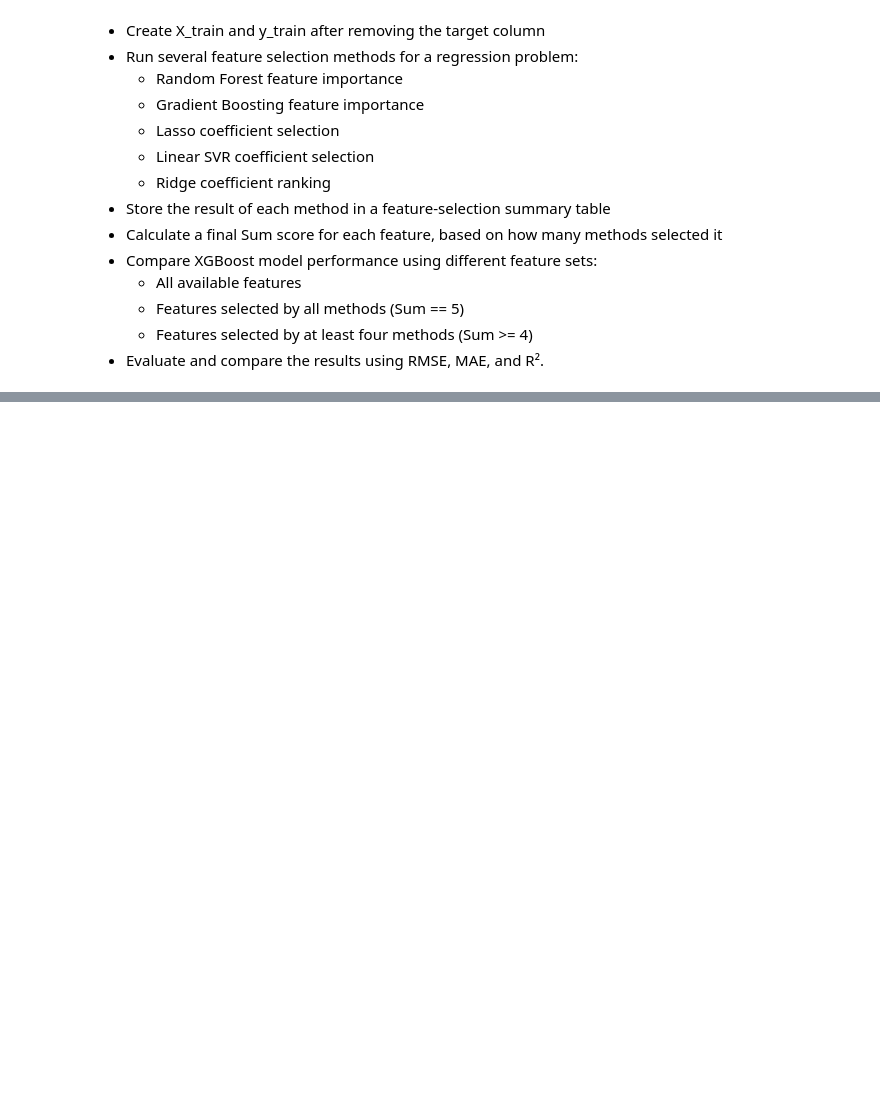
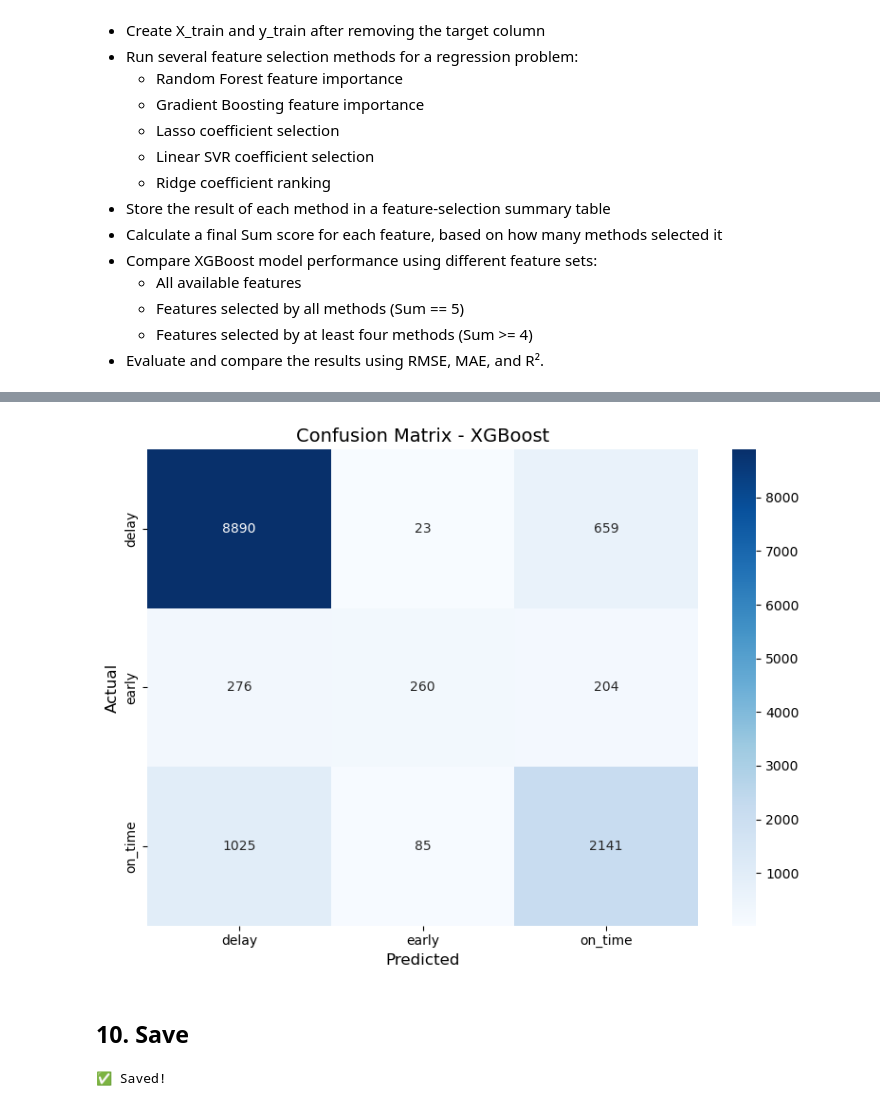
Before and after one commit to ofer-geo/public_transport_ML, a Jupyter notebook: notebooks/Data cleaning & manipulation.ipynb, the cells around one changed output, grey strips where cells are left out. Saved outputs shown, nothing was run; the diff lists cells and outputs as text; code cells hidden in the pictures; blank space fills up the shorter version.

```diff
--- a/notebooks/Data cleaning & manipulation.ipynb
+++ b/notebooks/Data cleaning & manipulation.ipynb
@@ -766,0 +821,22 @@ Sum >= 4 → RMSE: 13.417, MAE: 8.008, R²: 0.466
+# %%
+# בחר את קבוצת הפיצ'רים הטובה ביותר
+best_features = selection_df.loc[selection_df["Sum"] == 3, "Feature"].tolist()
+
+print(f"Number of selected features: {len(best_features)}")
+print(f"Features: {best_features}")
+
+# עדכן את X_train ו-X_val
+X_train = X_train[best_features]
+X_val   = X_val[best_features]
+
+# עדכן גם את X_test
+cols_to_exclude = ['target', 'duration_difference_min']
+X_test = test_df.drop(columns=cols_to_exclude, errors='ignore')
+for col in X_test.select_dtypes(include='category').columns:
+    X_test[col] = X_test[col].astype(int)
+X_test  = X_test[best_features]
+y_test  = test_df['target']
+
+print(f"\nX_train: {X_train.shape}")
+print(f"X_val:   {X_val.shape}")
+print(f"X_test:  {X_test.shape}")
@@ -767,3 +885,32 @@ Sum >= 4 → RMSE: 13.417, MAE: 8.008, R²: 0.466
+# %%
+from sklearn.metrics import confusion_matrix
+import seaborn as sns
+
+y_val_enc = le.transform(y_val)
+y_pred = model.predict(X_val)
+
+cm = confusion_matrix(y_val_enc, y_pred)
+
+plt.figure(figsize=(8, 6))
+sns.heatmap(cm, annot=True, fmt='d', cmap='Blues',
+            xticklabels=le.classes_,
+            yticklabels=le.classes_)
+plt.title('Confusion Matrix - XGBoost', fontsize=14)
+plt.xlabel('Predicted', fontsize=12)
+plt.ylabel('Actual', fontsize=12)
+plt.tight_layout()
+plt.show()
+# %% [output]
+[figure, added]
+# %% [markdown]
+## 10. Save
+# %%
+train_df.to_csv(r'../data/model_datasets/train_df_to_ml.csv', index=False, encoding='utf-8-sig')
+val_df.to_csv(r'../data/model_datasets/val_df_to_ml.csv', index=False, encoding='utf-8-sig')
+test_df.to_csv(r'../data/model_datasets/test_df_to_ml.csv', index=False, encoding='utf-8-sig')
+print("✅ Saved!")
+# %% [output]
+✅ Saved!
 # %%
 def categorize_delay(df, col="duration_difference_min"):
 
```
Also changed, not shown: parts of 26 cells of this notebook.
